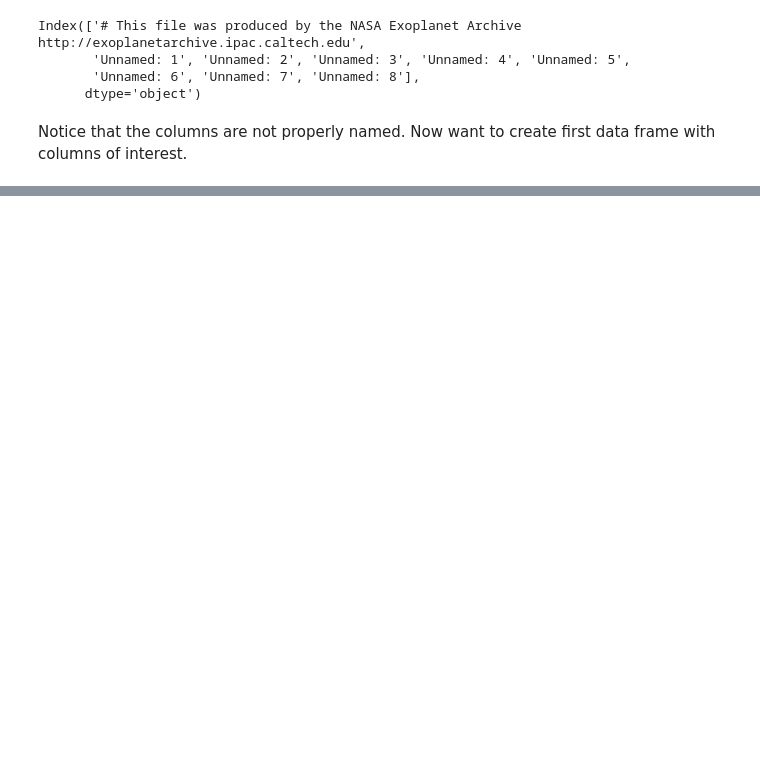
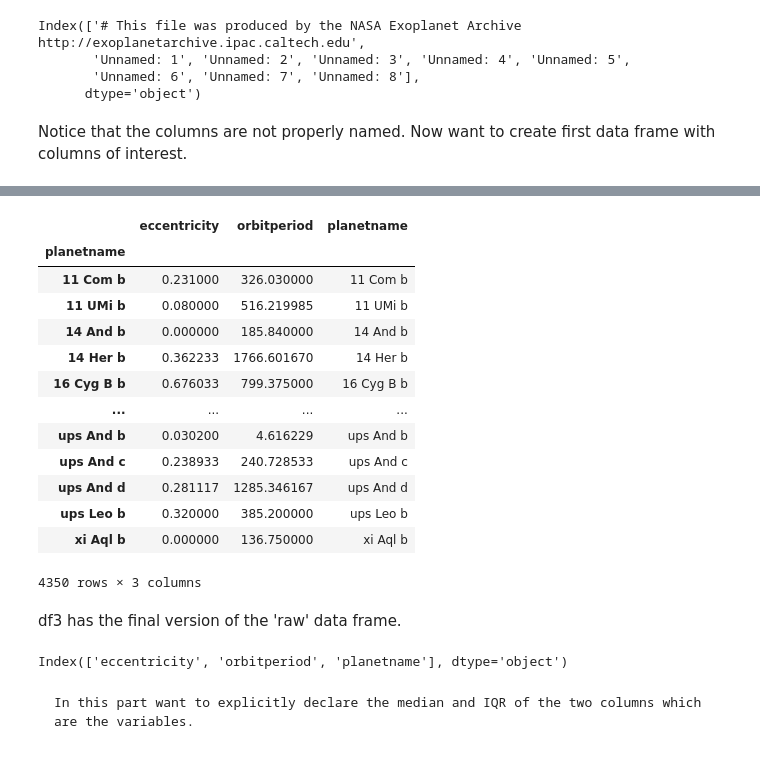
Before and after one commit to jbravo87/blog-projects, a Jupyter notebook: exoplanet_data_notebook.ipynb, the cells around one changed output, grey strips where cells are left out. Drawn from its saved outputs; the diff is of its cells as text; code cells hidden in the pictures; blank space fills up the shorter version.

Commit message:
Descriptive statistics as well as finish the cleaning of the raw data.

```diff
--- a/exoplanet_data_notebook.ipynb
+++ b/exoplanet_data_notebook.ipynb
@@ -62,0 +119,4 @@ raw_data
+# %%
+x1 = df2.iloc[:, 1].apply(pd.to_numeric)
+x2 = df2.iloc[:, 2].apply(pd.to_numeric)
+x3 = df2.iloc[:,0] #<- this is the column with the column names
@@ -62,0 +138,2 @@ raw_data
+# %%
+df2_1 = pd.concat([x3,x1,x2], axis = 1)
@@ -62,0 +188,3 @@ raw_data
+# %%
+x4 = df2_1.groupby('planetname')['eccentricity'].mean()
+x5 = df2_1.groupby('planetname')['orbitperiod'].mean()
@@ -62,0 +216,3 @@ raw_data
+# %%
+df3 = pd.concat([x4, x5], axis = 1)
+df3
@@ -62,0 +234,26 @@ raw_data
+# %%
+df3['planetname'] = df3.index
+df3
+# %% [output]
+|  | eccentricity | orbitperiod | planetname |
+| planetname |  |  |  |
+| 11 Com b | 0.231000 | 326.030000 | 11 Com b |
+| 11 UMi b | 0.080000 | 516.219985 | 11 UMi b |
+| 14 And b | 0.000000 | 185.840000 | 14 And b |
+| 14 Her b | 0.362233 | 1766.601670 | 14 Her b |
+| 16 Cyg B b | 0.676033 | 799.375000 | 16 Cyg B b |
+| ... | ... | ... | ... |
+| ups And b | 0.030200 | 4.616229 | ups And b |
+| ups And c | 0.238933 | 240.728533 | ups And c |
+| ups And d | 0.281117 | 1285.346167 | ups And d |
+| ups Leo b | 0.320000 | 385.200000 | ups Leo b |
+| xi Aql b | 0.000000 | 136.750000 | xi Aql b |
+4350 rows × 3 columns
+# %% [markdown]
+df3 has the final version of the 'raw' data frame.
+# %%
+df3.columns
+# %% [output]
+Index(['eccentricity', 'orbitperiod', 'planetname'], dtype='object')
+# %% [markdown]
+    In this part want to explicitly declare the median and IQR of the two columns which are the variables.
```
Also changed, not shown: parts of 26 cells of this notebook.
